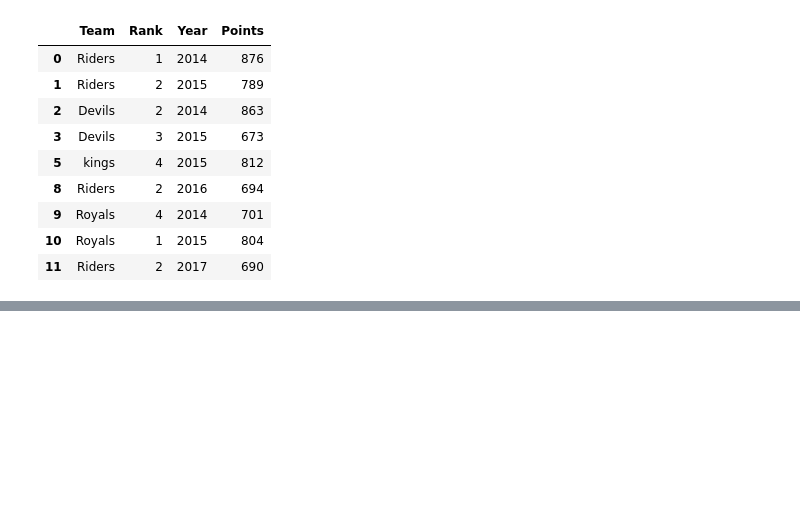
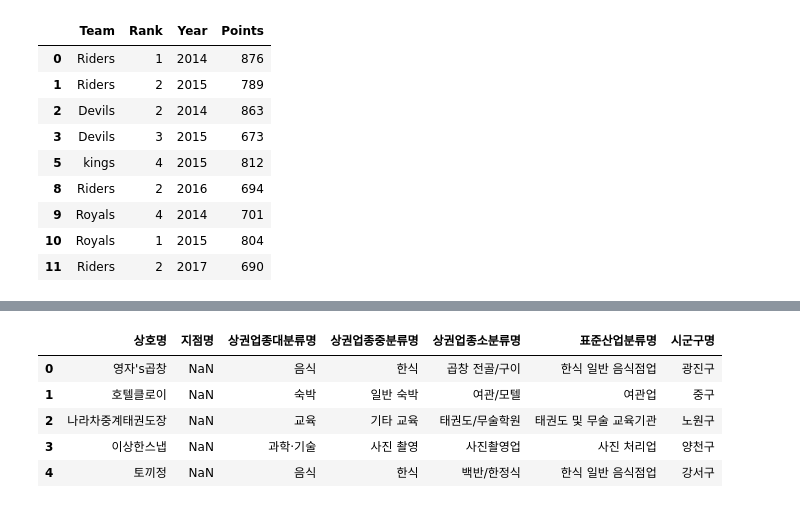
Before and after one commit to leekyuyoung20231211/python, a Jupyter notebook: 판다스2.ipynb, the cells around one changed output, grey strips where cells are left out. Saved outputs shown, nothing was run; the diff lists cells and outputs as text; code cells hidden in the pictures; blank space fills up the shorter version.

```diff
--- a/판다스2.ipynb
+++ b/판다스2.ipynb
@@ -254,0 +280,5 @@ grouped.filter(lambda x : x["Points"].max() > 800)
+# %%
+import pandas as pd
+import numpy as np
+df = pd.read_csv('/content/csvdata/소상공인시장진흥공단_상가(상권)정보_서울_202309.csv',low_memory=False)
+df.columns
@@ -254,0 +296,10 @@ grouped.filter(lambda x : x["Points"].max() > 800)
+# %%
+new_df = df.loc[:, ['상호명', '지점명','상권업종대분류명','상권업종중분류명','상권업종소분류명','표준산업분류명','시군구명'] ]
+new_df.head()
+# %% [output]
+|  | 상호명 | 지점명 | 상권업종대분류명 | 상권업종중분류명 | 상권업종소분류명 | 표준산업분류명 | 시군구명 |
+| 0 | 영자's곱창 | NaN | 음식 | 한식 | 곱창 전골/구이 | 한식 일반 음식점업 | 광진구 |
+| 1 | 호텔클로이 | NaN | 숙박 | 일반 숙박 | 여관/모텔 | 여관업 | 중구 |
+| 2 | 나라차중계태권도장 | NaN | 교육 | 기타 교육 | 태권도/무술학원 | 태권도 및 무술 교육기관 | 노원구 |
+| 3 | 이상한스냅 | NaN | 과학·기술 | 사진 촬영 | 사진촬영업 | 사진 처리업 | 양천구 |
+| 4 | 토끼정 | NaN | 음식 | 한식 | 백반/한정식 | 한식 일반 음식점업 | 강서구 |
```
Also changed, not shown: parts of 27 cells of this notebook.
